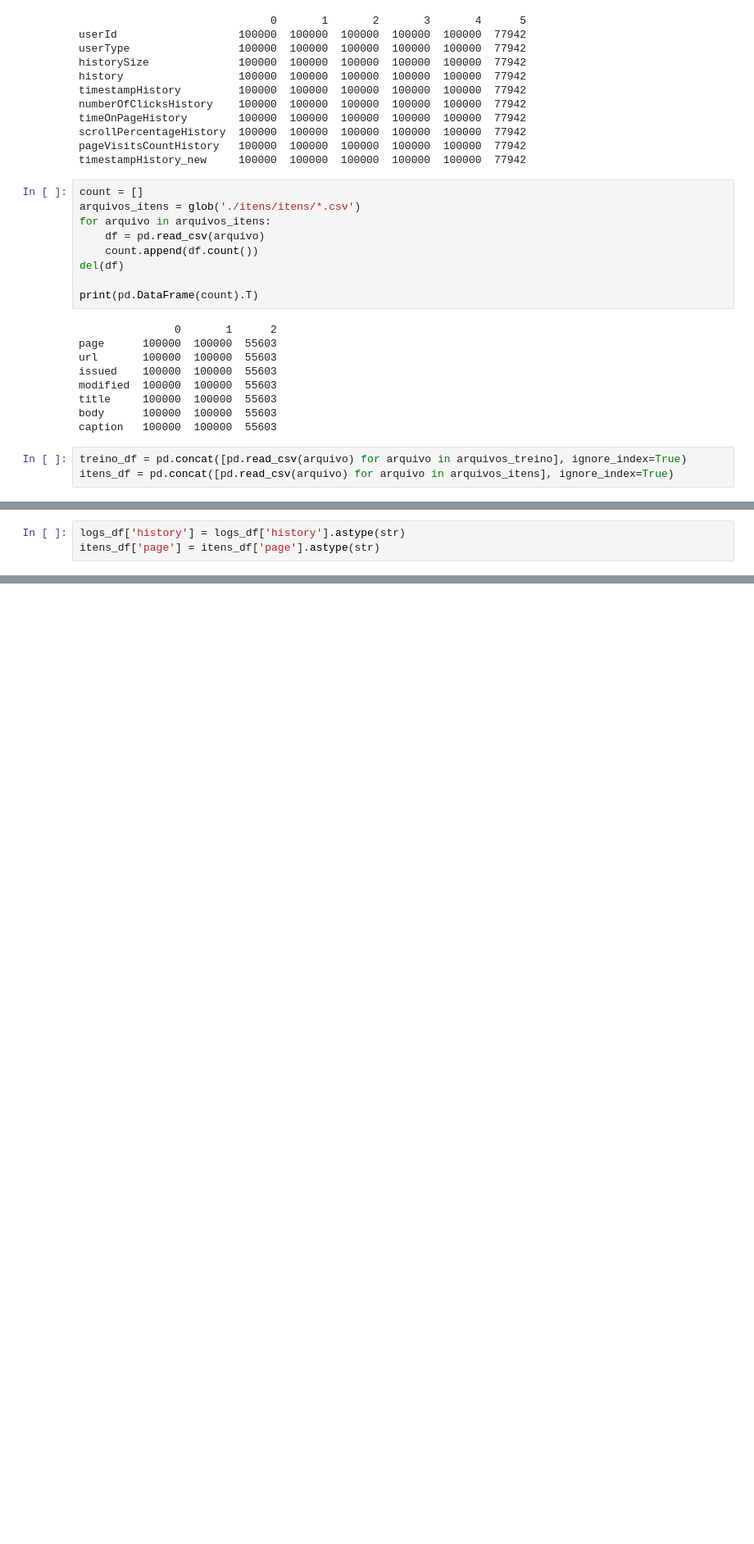
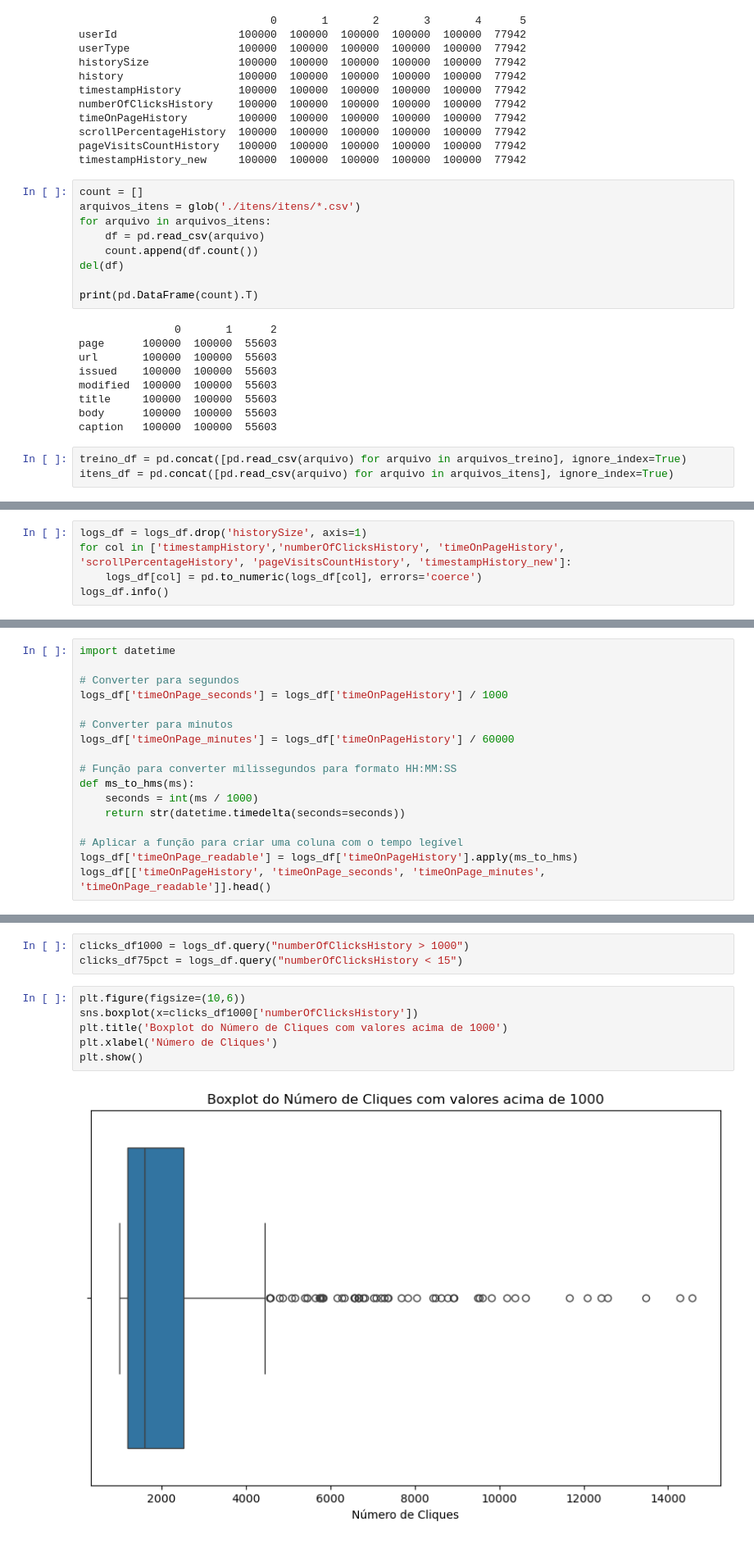
Before and after one commit to LSouzaAndrade/Datathon, a Jupyter notebook: notebook.ipynb, the cells around one changed output, grey strips where cells are left out. Shown: that part at 82% size. Saved outputs shown, nothing was run; the diff lists cells and outputs as text; blank space fills up the shorter version.

```diff
--- a/notebook.ipynb
+++ b/notebook.ipynb
@@ -141,3 +209,0 @@ logs_df = logs_df.drop('historySize', axis=1)
-# %%
-logs_df['history'] = logs_df['history'].astype(str)
-itens_df['page'] = itens_df['page'].astype(str)
@@ -165,0 +210,5 @@ final = inverse_aux[::-1]
+# %%
+logs_df = logs_df.drop('historySize', axis=1)
+for col in ['timestampHistory','numberOfClicksHistory', 'timeOnPageHistory', 'scrollPercentageHistory', 'pageVisitsCountHistory', 'timestampHistory_new']:
+    logs_df[col] = pd.to_numeric(logs_df[col], errors='coerce')
+logs_df.info()
@@ -165,0 +240,17 @@ final = inverse_aux[::-1]
+# %%
+import datetime
+
+# Converter para segundos
+logs_df['timeOnPage_seconds'] = logs_df['timeOnPageHistory'] / 1000
+
+# Converter para minutos
+logs_df['timeOnPage_minutes'] = logs_df['timeOnPageHistory'] / 60000
+
+# Função para converter milissegundos para formato HH:MM:SS
+def ms_to_hms(ms):
+    seconds = int(ms / 1000)
+    return str(datetime.timedelta(seconds=seconds))
+
+# Aplicar a função para criar uma coluna com o tempo legível
+logs_df['timeOnPage_readable'] = logs_df['timeOnPageHistory'].apply(ms_to_hms)
+logs_df[['timeOnPageHistory', 'timeOnPage_seconds', 'timeOnPage_minutes', 'timeOnPage_readable']].head()
@@ -165,0 +315,11 @@ final = inverse_aux[::-1]
+# %%
+clicks_df1000 = logs_df.query("numberOfClicksHistory > 1000")
+clicks_df75pct = logs_df.query("numberOfClicksHistory < 15")
+# %%
+plt.figure(figsize=(10,6))
+sns.boxplot(x=clicks_df1000['numberOfClicksHistory'])
+plt.title('Boxplot do Número de Cliques com valores acima de 1000')
+plt.xlabel('Número de Cliques')
+plt.show()
+# %% [output]
+[figure, added]
```
Also changed, not shown: parts of 68 cells of this notebook, 9 other files.
